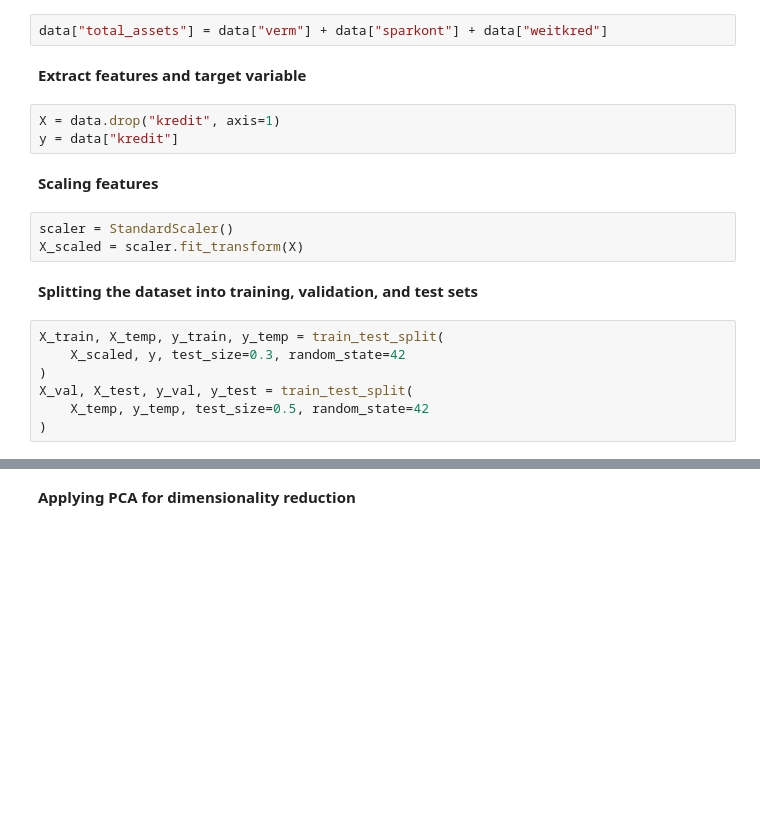
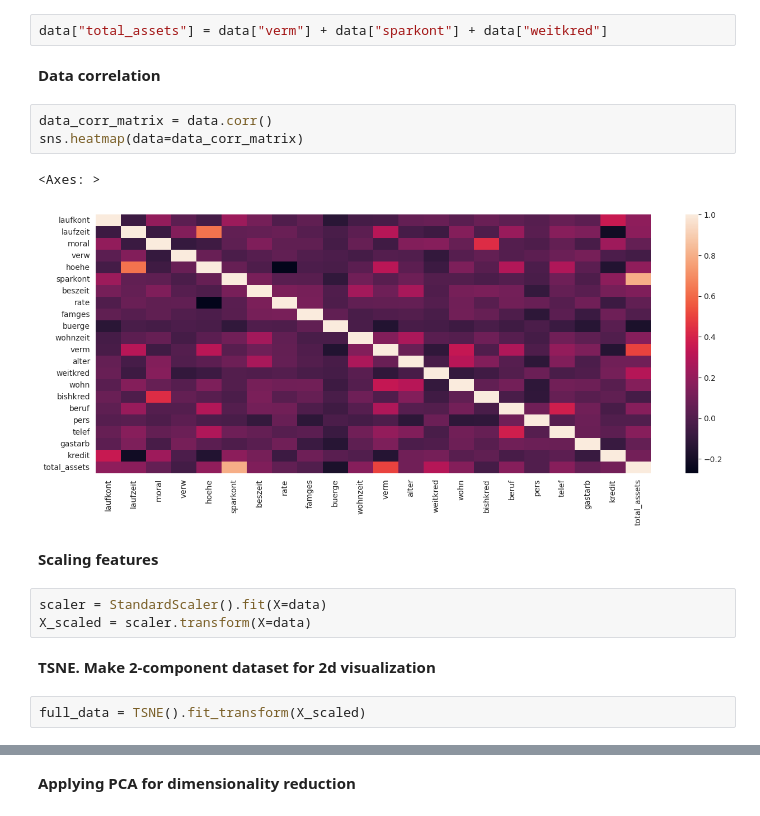
Before and after one commit to chtholine/Machine_Learning_Projects, a Jupyter notebook: clustering.ipynb, the cells around one changed output, grey strips where cells are left out. Saved outputs shown, nothing was run; the diff lists cells and outputs as text; blank space fills up the shorter version.

```diff
--- a/clustering.ipynb
+++ b/clustering.ipynb
@@ -40,21 +50,19 @@ None
 # %%
 data["total_assets"] = data["verm"] + data["sparkont"] + data["weitkred"]
 # %% [markdown]
-**Extract features and target variable**
+**Data correlation**
 # %%
-X = data.drop("kredit", axis=1)
-y = data["kredit"]
+data_corr_matrix = data.corr()
+sns.heatmap(data=data_corr_matrix)
+# %% [output]
+<Axes: >
+[figure, added]
 # %% [markdown]
 **Scaling features**
 # %%
-scaler = StandardScaler()
-X_scaled = scaler.fit_transform(X)
+scaler = StandardScaler().fit(X=data)
+X_scaled = scaler.transform(X=data)
-# %% [markdown]
-**Splitting the dataset into training, validation, and test sets**
-# %%
-X_train, X_temp, y_train, y_temp = train_test_split(
-    X_scaled, y, test_size=0.3, random_state=42
-)
-X_val, X_test, y_val, y_test = train_test_split(
-    X_temp, y_temp, test_size=0.5, random_state=42
-)
+# %% [markdown]
+**TSNE. Make 2-component dataset for 2d visualization**
+# %%
+full_data = TSNE().fit_transform(X_scaled)
```
Also changed, not shown: parts of 54 cells of this notebook.
